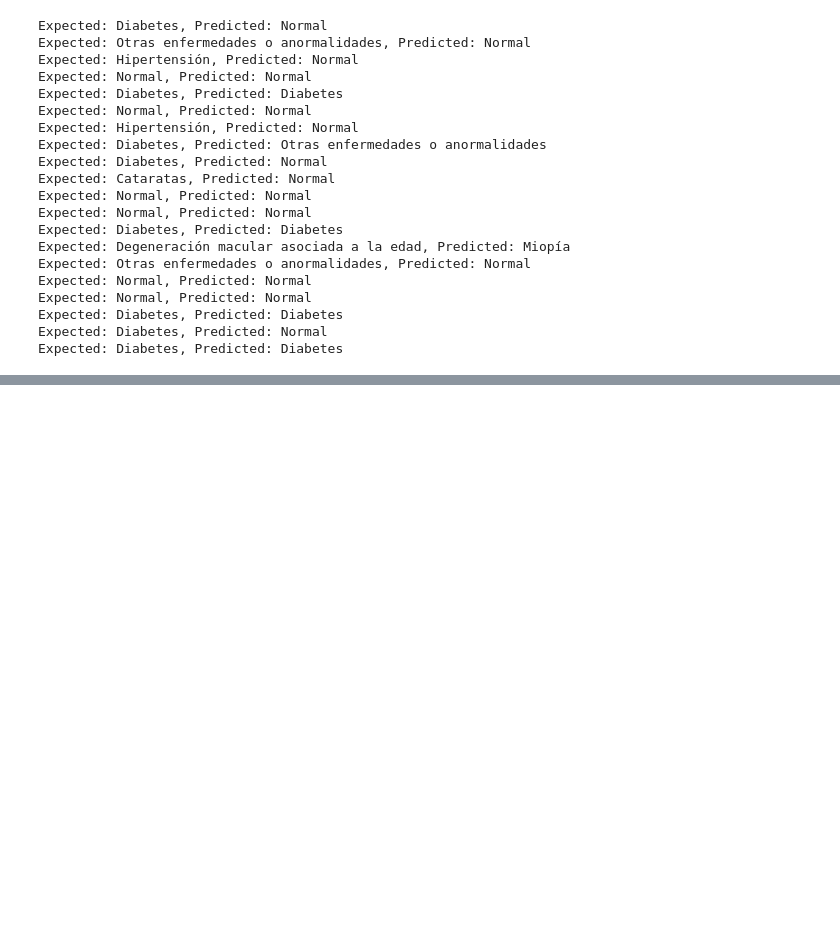
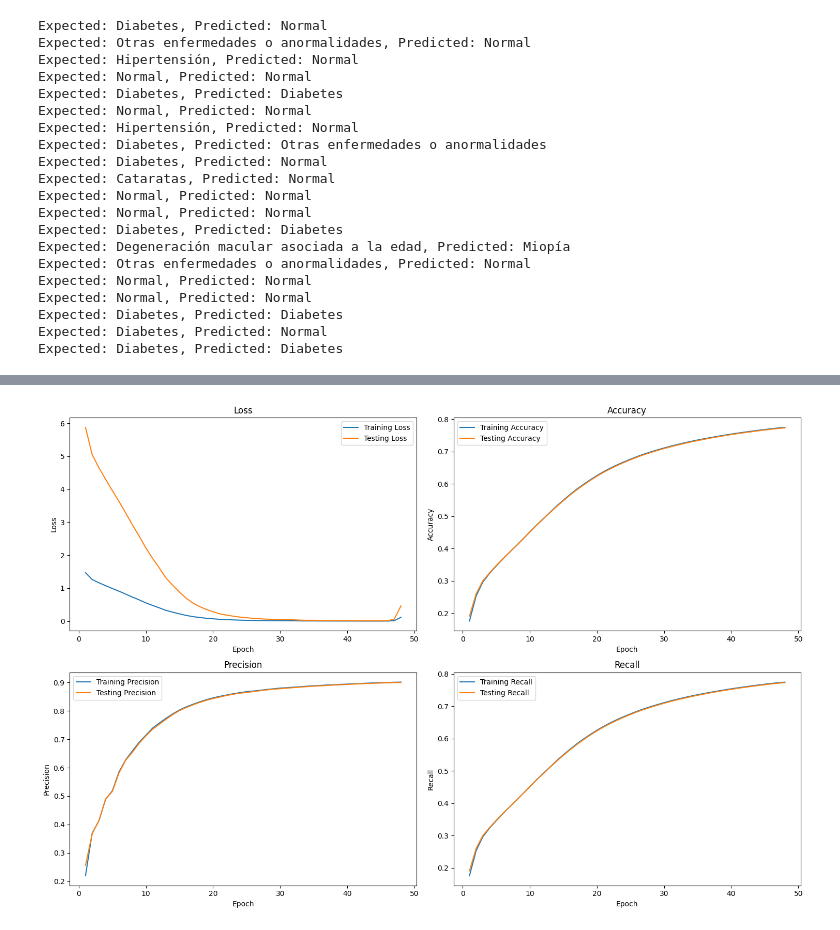
Before and after one commit to EnzoA/Ocular_Disease_Classification, a Jupyter notebook: vggnet.ipynb, the cells around one changed output, grey strips where cells are left out. Cells and saved outputs as stored; diff of their text form; code cells hidden in the pictures; blank space fills up the shorter version.

Commit message:
disminuir learning rate

```diff
--- a/vggnet.ipynb
+++ b/vggnet.ipynb
@@ -849,0 +852,13 @@ Expected: Diabetes, Predicted: Diabetes
+# %%
+torch.cuda.empty_cache()
+num_epochs = 100
+learning_rate = 0.00001
+num_classes = 8
+device = torch.device('cuda' if torch.cuda.is_available() else 'cpu')
+
+model = VGGNetFeatureExtraction(num_classes=num_classes).to(device)
+
+criterion = nn.CrossEntropyLoss()
+optimizer = optim.Adam(model.parameters(), lr=learning_rate)
+
+train_losses, train_accuracies, train_precisions, train_recalls, test_losses, test_accuracies, test_precisions, test_recalls = train_and_evaluate(model, train_dataloader_augmented, test_dataloader, criterion, optimizer, num_epochs, device, early_stopping=True, patience=5)
@@ -849,0 +879,4 @@ Expected: Diabetes, Predicted: Diabetes
+# %%
+plot_metrics(train_losses, train_accuracies, train_precisions, train_recalls, test_losses, test_accuracies, test_precisions, test_recalls)
+# %% [output]
+[figure, added]
```
Also changed, not shown: parts of 3 cells of this notebook.
